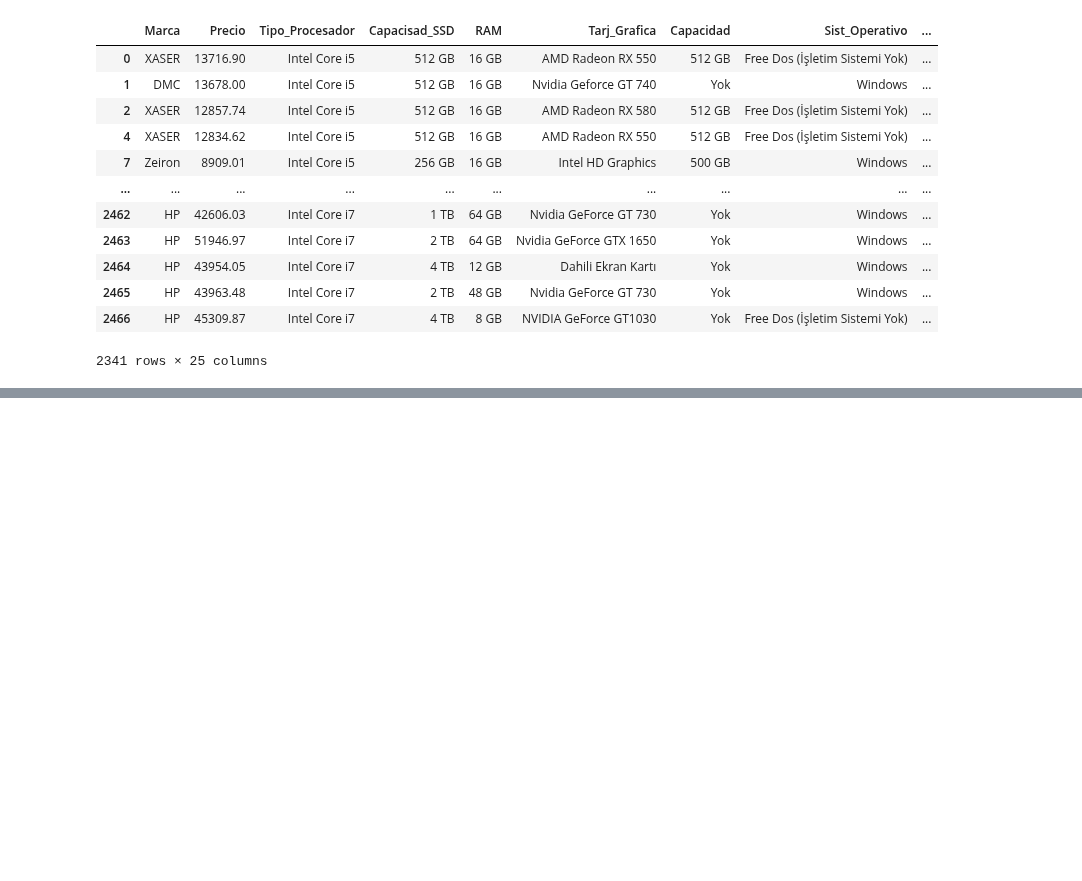
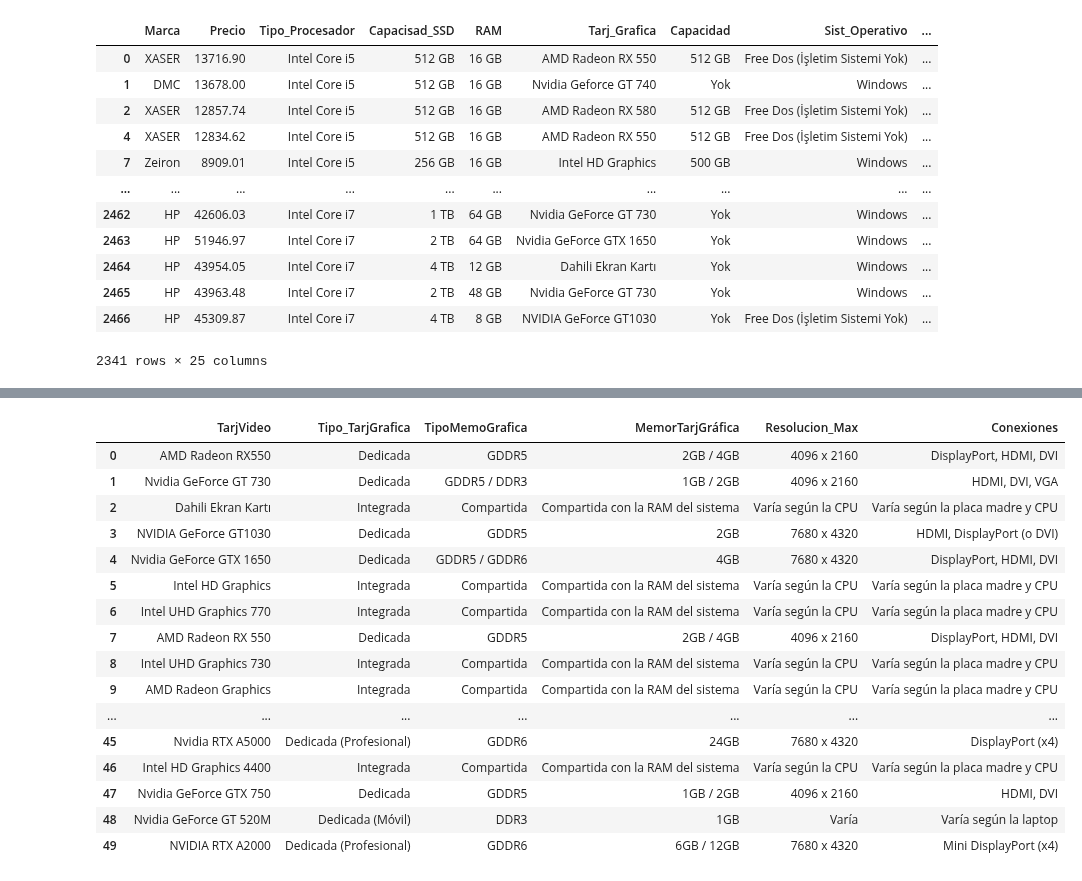
Before and after one commit to Jorge-Alvarez-23/Data-Science-II_Coder, a Jupyter notebook: PROYECTO.ipynb, the cells around one changed output, grey strips where cells are left out. Cells and saved outputs as stored; diff of their text form; code cells hidden in the pictures; blank space fills up the shorter version.

```diff
--- a/PROYECTO.ipynb
+++ b/PROYECTO.ipynb
@@ -589,0 +572,10 @@ df['Tarj_Grafica'].value_counts().reset_index()
+# %%
+#https://github.com/Jorge-Alvarez-23/Data-Science-II_Coder/blob/main/Tarjeta_Grafica.txt
+
+import pandas as pd
+
+# Leer el archivo .txt separado por comas
+df_Grafica = pd.read_csv('https://github.com/Jorge-Alvarez-23/Data-Science-II_Coder/raw/main/Tarjeta_Grafica.csv', delimiter=',')  # Cambia 'ruta/al/archivo.txt' por la ruta real
+
+# Mostrar las primeras filas del DataFrame
+print(df_Grafica.head())
@@ -589,0 +589,20 @@ df['Tarj_Grafica'].value_counts().reset_index()
+# %%
+df_Grafica
+# %% [output]
+|  | TarjVideo | Tipo_TarjGrafica | TipoMemoGrafica | MemorTarjGráfica | Resolucion_Max | Conexiones |
+| 0 | AMD Radeon RX550 | Dedicada | GDDR5 | 2GB / 4GB | 4096 x 2160 | DisplayPort, HDMI, DVI |
+| 1 | Nvidia GeForce GT 730 | Dedicada | GDDR5 / DDR3 | 1GB / 2GB | 4096 x 2160 | HDMI, DVI, VGA |
+| 2 | Dahili Ekran Kartı | Integrada | Compartida | Compartida con la RAM del sistema | Varía según la CPU | Varía según la placa madre y CPU |
+| 3 | NVIDIA GeForce GT1030 | Dedicada | GDDR5 | 2GB | 7680 x 4320 | HDMI, DisplayPort (o DVI) |
+| 4 | Nvidia GeForce GTX 1650 | Dedicada | GDDR5 / GDDR6 | 4GB | 7680 x 4320 | DisplayPort, HDMI, DVI |
+| 5 | Intel HD Graphics | Integrada | Compartida | Compartida con la RAM del sistema | Varía según la CPU | Varía según la placa madre y CPU |
+| 6 | Intel UHD Graphics 770 | Integrada | Compartida | Compartida con la RAM del sistema | Varía según la CPU | Varía según la placa madre y CPU |
+| 7 | AMD Radeon RX 550 | Dedicada | GDDR5 | 2GB / 4GB | 4096 x 2160 | DisplayPort, HDMI, DVI |
+| 8 | Intel UHD Graphics 730 | Integrada | Compartida | Compartida con la RAM del sistema | Varía según la CPU | Varía según la placa madre y CPU |
+| 9 | AMD Radeon Graphics | Integrada | Compartida | Compartida con la RAM del sistema | Varía según la CPU | Varía según la placa madre y CPU |
+| ... | ... | ... | ... | ... | ... | ... |
+| 45 | Nvidia RTX A5000 | Dedicada (Profesional) | GDDR6 | 24GB | 7680 x 4320 | DisplayPort (x4) |
+| 46 | Intel HD Graphics 4400 | Integrada | Compartida | Compartida con la RAM del sistema | Varía según la CPU | Varía según la placa madre y CPU |
+| 47 | Nvidia GeForce GTX 750 | Dedicada | GDDR5 | 1GB / 2GB | 4096 x 2160 | HDMI, DVI |
+| 48 | Nvidia GeForce GT 520M | Dedicada (Móvil) | DDR3 | 1GB | Varía | Varía según la laptop |
+| 49 | NVIDIA RTX A2000 | Dedicada (Profesional) | GDDR6 | 6GB / 12GB | 7680 x 4320 | Mini DisplayPort (x4) |
```
Also changed, not shown: parts of 4 cells of this notebook.
